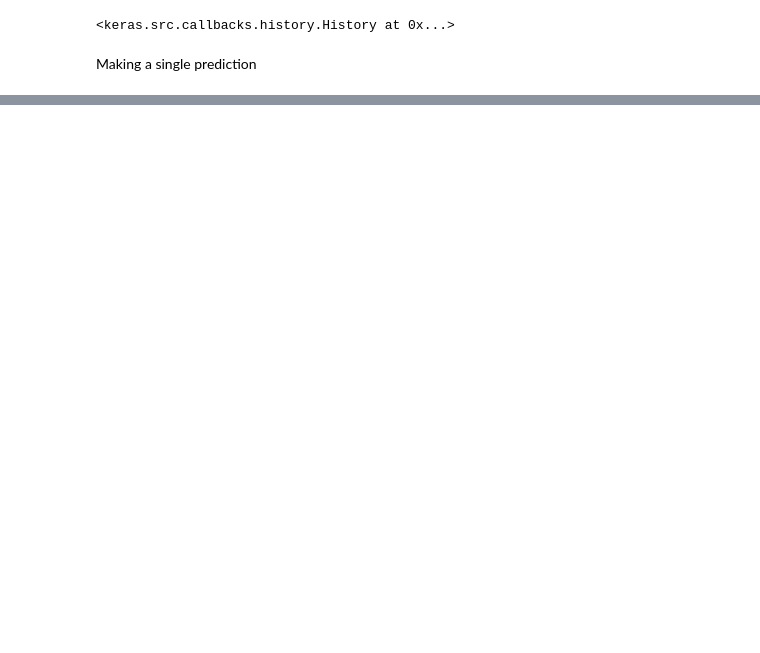
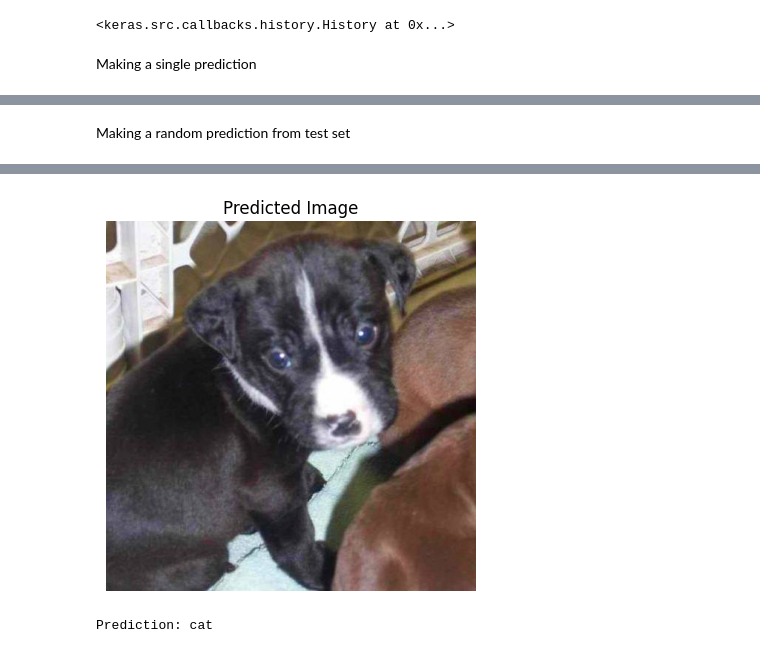
Before and after one commit to niteshjeganathan/Machine-Learning, a Jupyter notebook: Deep Learning/CNN/main.ipynb, the cells around one changed output, grey strips where cells are left out. Drawn from its saved outputs; the diff is of its cells as text; code cells hidden in the pictures; blank space fills up the shorter version.

```diff
--- a/Deep Learning/CNN/main.ipynb
+++ b/Deep Learning/CNN/main.ipynb
@@ -116 +113,36 @@ print(prediction)
 cat
+# %% [markdown]
+Making a random prediction from test set
+# %%
+import os
+import random
+import matplotlib.pyplot as plt
+
+test_set_folder = 'dataset/test_set/'
+
+subfolders = ['cats/', 'dogs/']
+
+chosen_subfolder = random.choice(subfolders)
+
+image_files = [f for f in os.listdir(os.path.join(test_set_folder, chosen_subfolder))]
+random_image = random.choice(image_files)
+print(random_image)
+
+path = test_set_folder + chosen_subfolder + random_image
+random_test_image = image.load_img(path, target_size=(64, 64))
+random_test_image = image.img_to_array(random_test_image)
+random_test_image = np.expand_dims(random_test_image, axis=0)
+
+random_result = cnn.predict(random_test_image)
+
+if random_result[0][0] == 1:
+    prediction = 'dog'
+else:
+    prediction = 'cat'
+
+plt.imshow(image.load_img(path))
+plt.title('Predicted Image')
+plt.axis('off')
+plt.show()
+print(f"Prediction: {prediction}")
+# %% [output]
@@ -116,0 +151,2 @@ cat
+[figure, added]
+Prediction: cat
```
Also changed, not shown: parts of 4 cells of this notebook, 9 other files.
